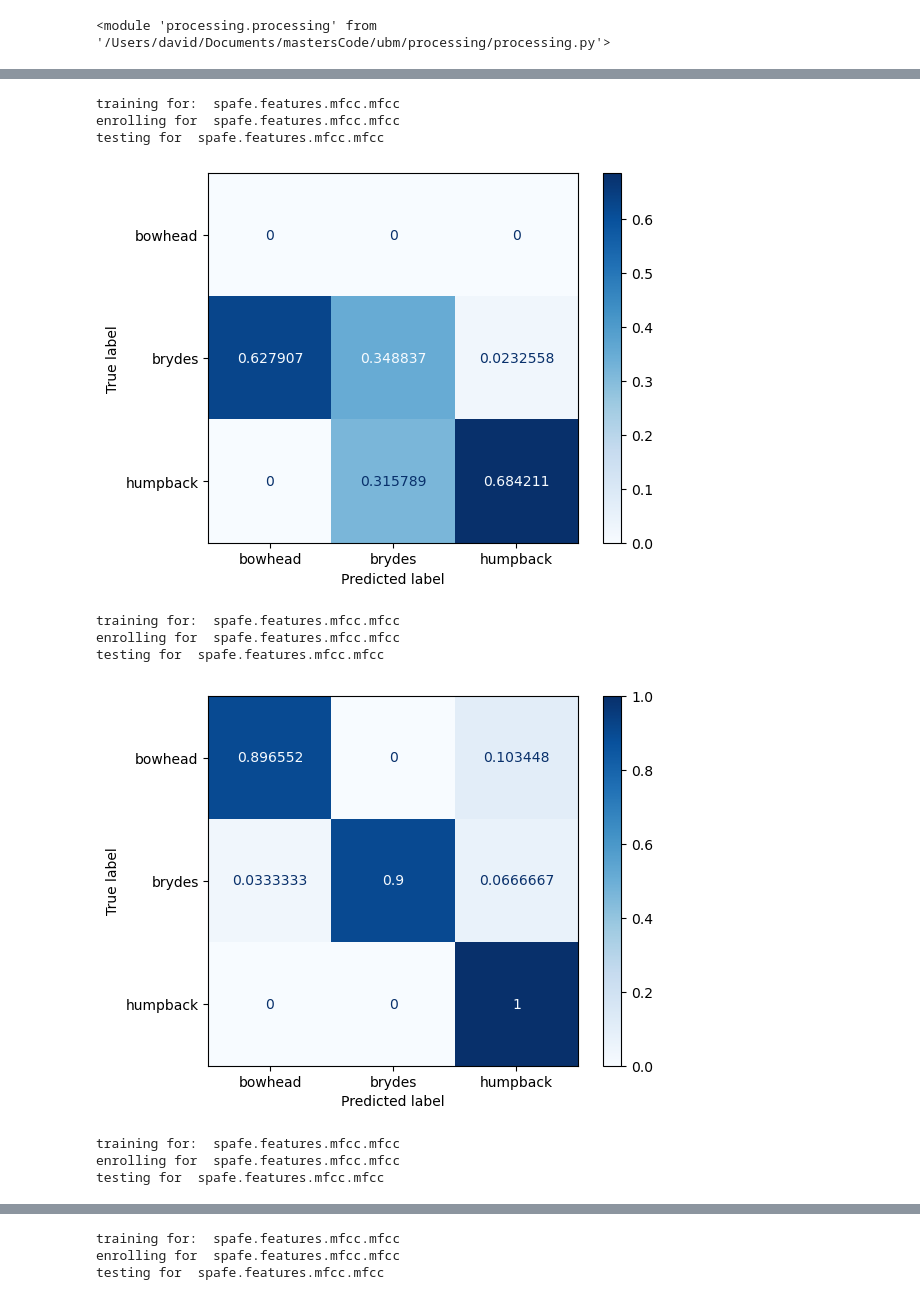
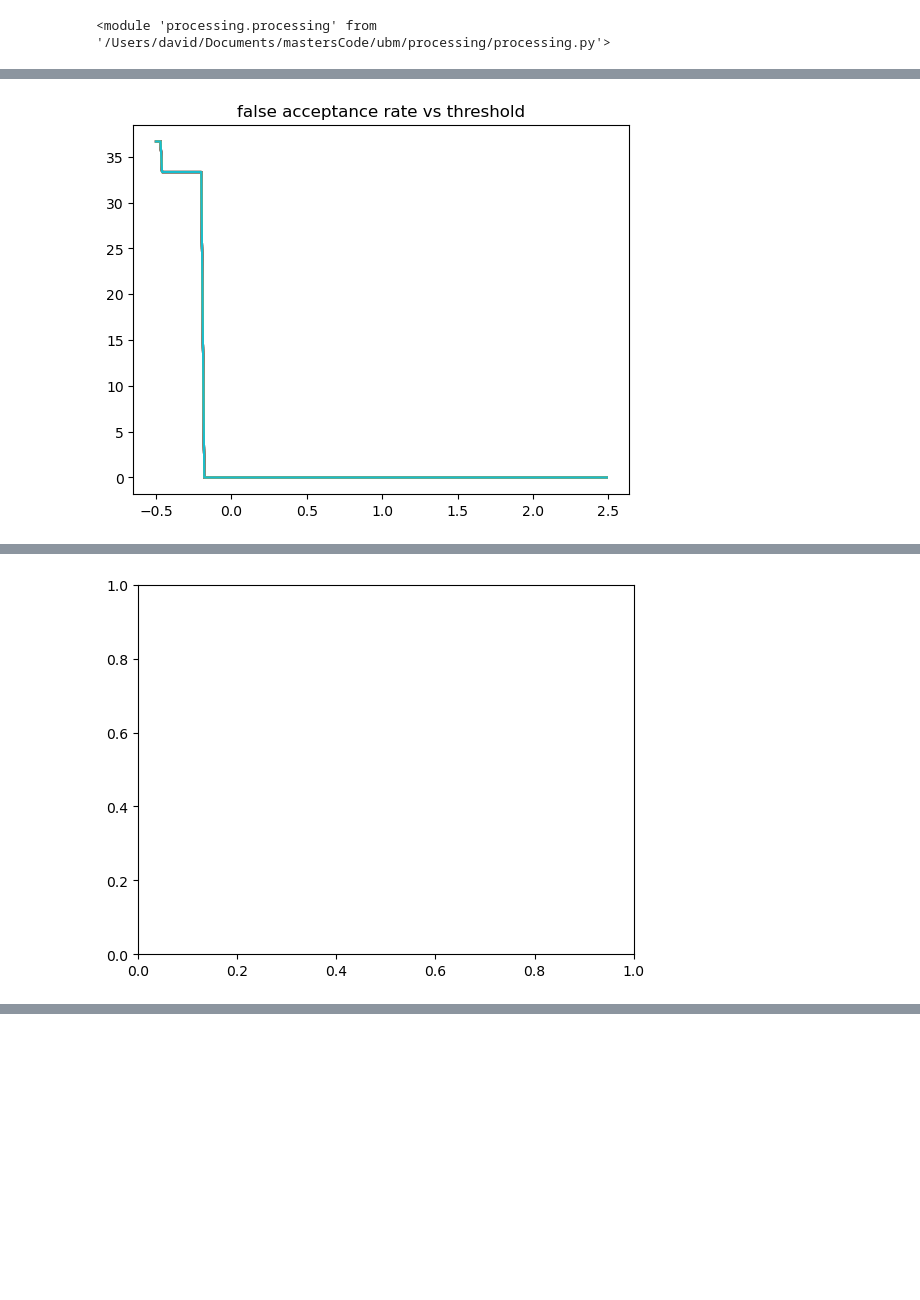
Before and after one commit to Davidjames9610/ubm, a Jupyter notebook: classifiers/gmm_ubm/development/whale_verification_v2.ipynb, the cells around one changed output, grey strips where cells are left out. Saved outputs shown, nothing was run; the diff lists cells and outputs as text; code cells hidden in the pictures; blank space fills up the shorter version.

```diff
--- a/classifiers/gmm_ubm/development/whale_verification_v2.ipynb
+++ b/classifiers/gmm_ubm/development/whale_verification_v2.ipynb
@@ -38,20 +38,19 @@ reload(processing)
 # processing
 process_methods = [
     process_method_base.ProcessMethodBase(snr_db=40, reverb=False),
-    process_method_base.ProcessMethodBase(snr_db=15, reverb=False),
-    process_method_base.ProcessMethodBase(snr_db=5, reverb=False),
-    process_method_base.ProcessMethodBase(snr_db=40, reverb=True),
-    process_method_base.ProcessMethodBase(snr_db=15, reverb=True),
-    process_method_base.ProcessMethodBase(snr_db=5, reverb=True),
+    # process_method_base.ProcessMethodBase(snr_db=15, reverb=False),
+    # process_method_base.ProcessMethodBase(snr_db=5, reverb=False),
+    # process_method_base.ProcessMethodBase(snr_db=40, reverb=True),
+    # process_method_base.ProcessMethodBase(snr_db=15, reverb=True),
+    # process_method_base.ProcessMethodBase(snr_db=5, reverb=True),
 ]
 
 fe_methods = [
     fe_spafe.FeatureExtractorSpafe(fe_spafe.MFCC),
-    fe_spafe.FeatureExtractorSpafe(fe_spafe.MFCC),
-    fe_spafe.FeatureExtractorSpafe(fe_spafe.MFCC),
-    fe_spafe.FeatureExtractorSpafe(fe_spafe.MFCC),
-    fe_spafe.FeatureExtractorSpafe(fe_spafe.MFCC),
-    fe_spafe.FeatureExtractorSpafe(fe_spafe.MFCC),
+    # fe_spafe.FeatureExtractorSpafe(fe_spafe.MFCC),
+    # fe_spafe.FeatureExtractorSpafe(fe_spafe.MFCC),
+    # fe_spafe.FeatureExtractorSpafe(fe_spafe.MFCC),
+    # fe_spafe.FeatureExtractorSpafe(fe_spafe.MFCC),
 ]
 
 classifiers = {}
@@ -60,5 +59,5 @@ for i in range(len(fe_methods)):
     classifier.set_normalisation(adsNorm)
     classifier.train(adsTrain)
     classifier.enroll(adsEnroll)
-    classifier.test(adsNorm)
+    classifier.test_all(adsTest)
 # %% [output]
@@ -68,0 +69 @@ testing for  spafe.features.mfcc.mfcc
+[figure, new version]
@@ -73,11 +71 @@ testing for  spafe.features.mfcc.mfcc
-training for:  spafe.features.mfcc.mfcc
-enrolling for  spafe.features.mfcc.mfcc
-testing for  spafe.features.mfcc.mfcc
-[figure, old version]
-training for:  spafe.features.mfcc.mfcc
-enrolling for  spafe.features.mfcc.mfcc
-testing for  spafe.features.mfcc.mfcc
-[figure, old version]
+[figure, new version]
-training for:  spafe.features.mfcc.mfcc
-enrolling for  spafe.features.mfcc.mfcc
-testing for  spafe.features.mfcc.mfcc
@@ -85,3 +71,0 @@ testing for  spafe.features.mfcc.mfcc
-training for:  spafe.features.mfcc.mfcc
-enrolling for  spafe.features.mfcc.mfcc
-testing for  spafe.features.mfcc.mfcc
```
Also changed, not shown: parts of 1 cell of this notebook, 7 other files.
